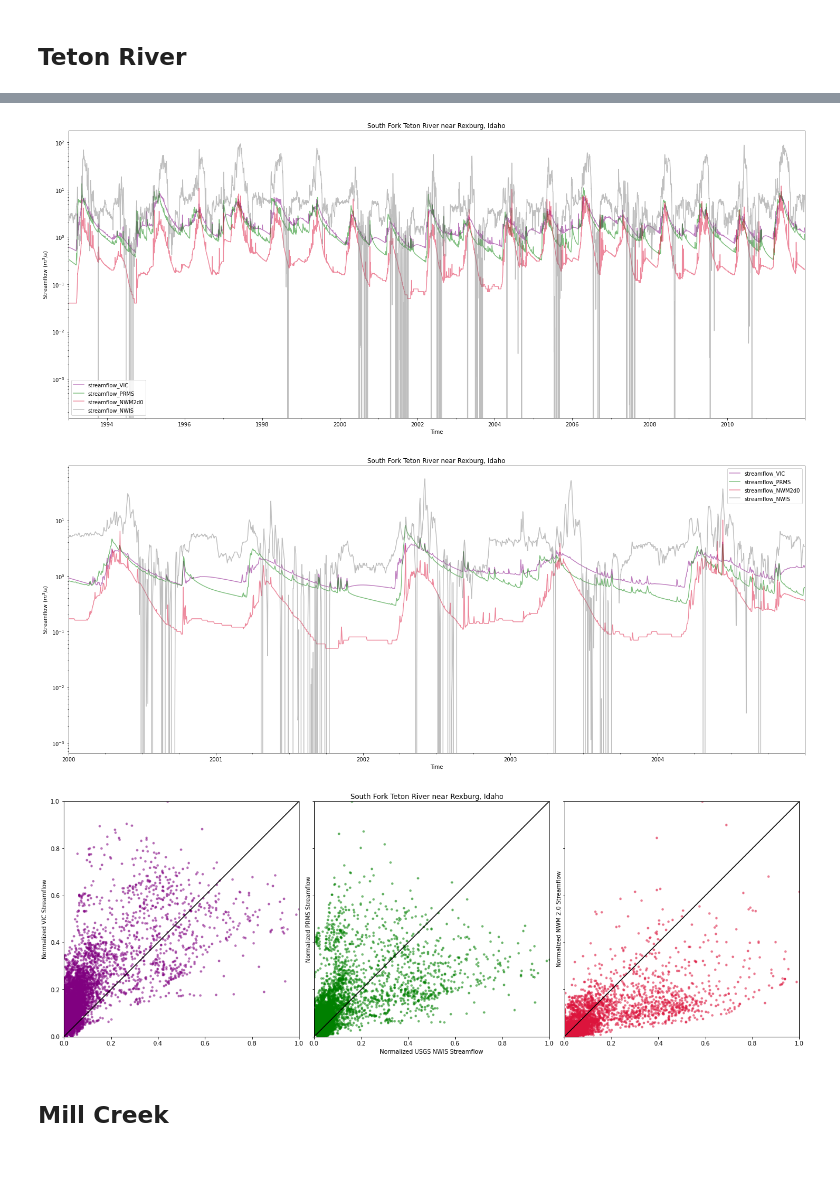
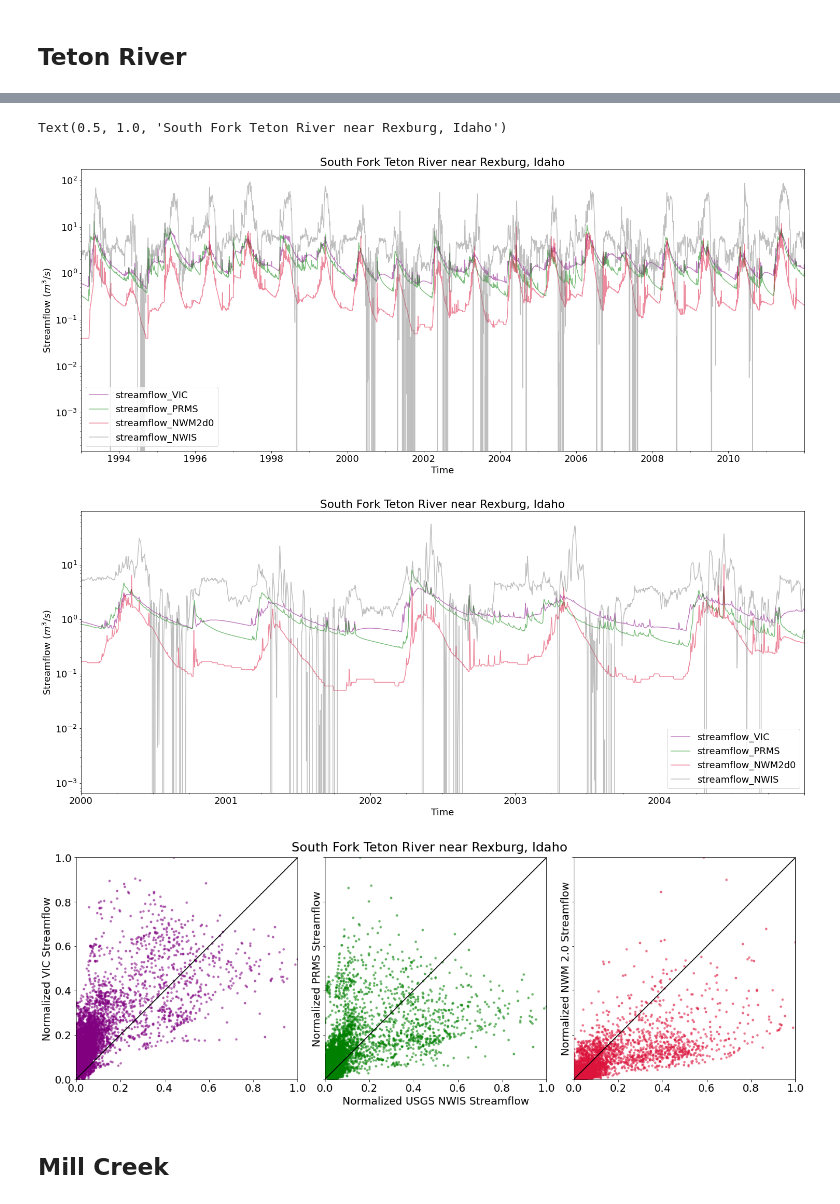
Before and after one commit to adamnicholasprice/FoAF_ModeledFlows, a Jupyter notebook: code/04_compareModelData.ipynb, the cells around one changed output, grey strips where cells are left out. Cells and saved outputs as stored; diff of their text form; code cells hidden in the pictures; blank space fills up the shorter version.

Commit message:
Plots and Starkey code.

```diff
--- a/code/04_compareModelData.ipynb
+++ b/code/04_compareModelData.ipynb
@@ -118,13 +117,16 @@ tt = pd.DataFrame(preprocessing.minmax_scale(tt))
 tt.index = tetALL['time']
 tt.columns = ["streamflow_VIC","streamflow_PRMS","streamflow_NWM2d0","streamflow_NWIS"]
 # %%
+plt.rcParams.update({'font.size': 18})
+
 ax = tetALL.plot(x = "time",figsize = (25,10),logy=True,alpha=0.5,color = ['purple','green','crimson','grey'])
 ax.set_xlabel('Time')
 ax.set_ylabel('Streamflow $(m^3/s)$')
 ax.set_title("South Fork Teton River near Rexburg, Idaho")
-plt.savefig("../docs/SFTeton_streamflow.pdf")
+# plt.savefig("../docs/SFTeton_streamflow.pdf")
 # %% [output]
+Text(0.5, 1.0, 'South Fork Teton River near Rexburg, Idaho')
-[figure, old version]
+[figure, new version]
 # %%
 sub = tetALL[ (tetALL["time"] >= '2000-01-01') & (tetALL["time"] <= '2004-12-31')]
 ax = sub.plot(x = "time",figsize = (25,10),logy=True,alpha=0.5,color = ['purple','green','crimson','grey'])
@@ -133,7 +135,7 @@ ax.set_ylabel('Streamflow $(m^3/s)$')
 ax.set_title("South Fork Teton River near Rexburg, Idaho")
 plt.savefig("../docs/SFTeton_streamflowSubset.pdf")
 # %% [output]
-[figure, old version]
+[figure, new version]
 # %%
 fig, axs = plt.subplots(1,3, sharey=True,figsize=(18,6),subplot_kw=dict(box_aspect=1))
 fig.suptitle('South Fork Teton River near Rexburg, Idaho')
@@ -160,7 +162,7 @@ axs[2].set_xlim(0,1)
 
 plt.savefig("../docs/SFTeton_1to1.pdf",bbox_inches='tight')
 # %% [output]
-[figure, old version]
+[figure, new version]
 # %% [markdown]
 ## Mill Creek
 # %%
```
Also changed, not shown: parts of 8 cells of this notebook, 3 other files.
